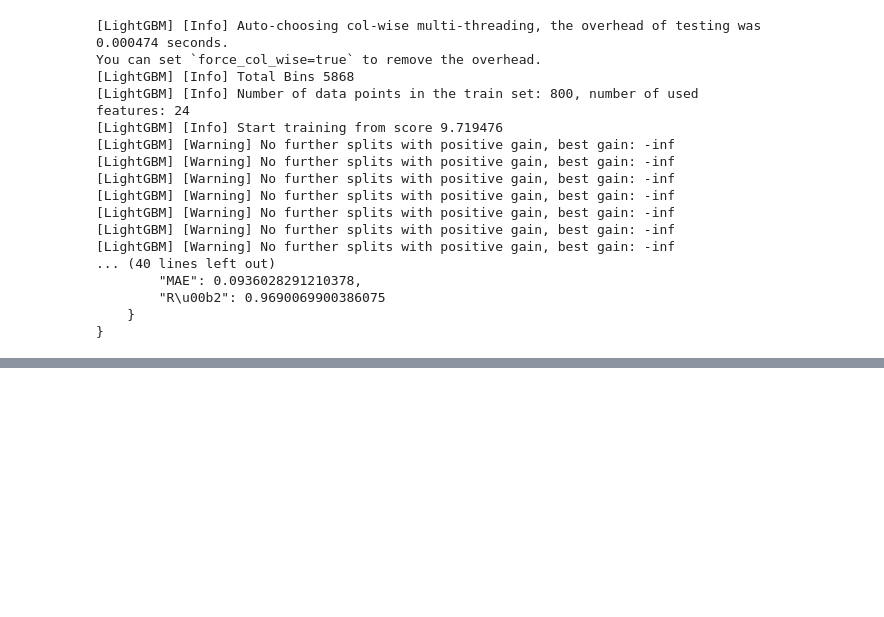
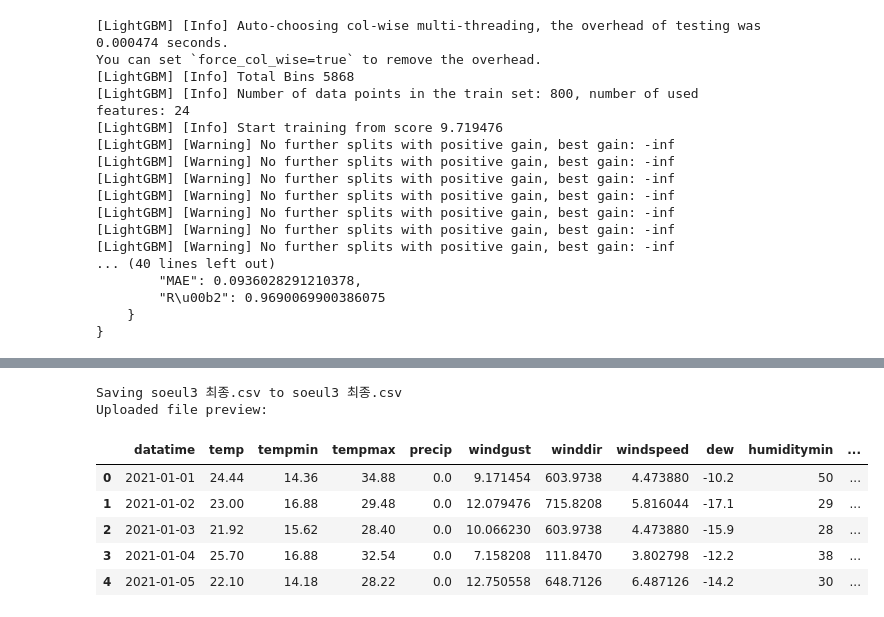
Before and after one commit to rich-hyun/5th-Static-Competition, a Jupyter notebook: static_jaehyun.ipynb, the cells around one changed output, grey strips where cells are left out. Drawn from its saved outputs; the diff is of its cells as text; code cells hidden in the pictures; blank space fills up the shorter version.

```diff
--- a/static_jaehyun.ipynb
+++ b/static_jaehyun.ipynb
@@ -475,0 +615,16 @@ You can set `force_col_wise=true` to remove the overhead.
+# %%
+#파일 업로드 후 결측치 확인
+# Step 1: Upload file using Google Colab
+from google.colab import files
+import pandas as pd
+
+# Prompt user to upload a file
+uploaded = files.upload()  # This will open a file uploader window
+
+# Load the uploaded CSV file into a DataFrame
+df_uploaded = pd.read_csv(list(uploaded.keys())[0])
+
+# Display the first few rows of the uploaded data
+print("Uploaded file preview:")
+df_uploaded.head()
+# %% [output]
@@ -475,0 +632,8 @@ You can set `force_col_wise=true` to remove the overhead.
+Saving soeul3 최종.csv to soeul3 최종.csv
+Uploaded file preview:
+|  | datatime | temp | tempmin | tempmax | precip | windgust | winddir | windspeed | dew | humiditymin | ... |
+| 0 | 2021-01-01 | 24.44 | 14.36 | 34.88 | 0.0 | 9.171454 | 603.9738 | 4.473880 | -10.2 | 50 | ... |
+| 1 | 2021-01-02 | 23.00 | 16.88 | 29.48 | 0.0 | 12.079476 | 715.8208 | 5.816044 | -17.1 | 29 | ... |
+| 2 | 2021-01-03 | 21.92 | 15.62 | 28.40 | 0.0 | 10.066230 | 603.9738 | 4.473880 | -15.9 | 28 | ... |
+| 3 | 2021-01-04 | 25.70 | 16.88 | 32.54 | 0.0 | 7.158208 | 111.8470 | 3.802798 | -12.2 | 38 | ... |
+| 4 | 2021-01-05 | 22.10 | 14.18 | 28.22 | 0.0 | 12.750558 | 648.7126 | 6.487126 | -14.2 | 30 | ... |
```
Also changed, not shown: parts of 8 cells of this notebook.
